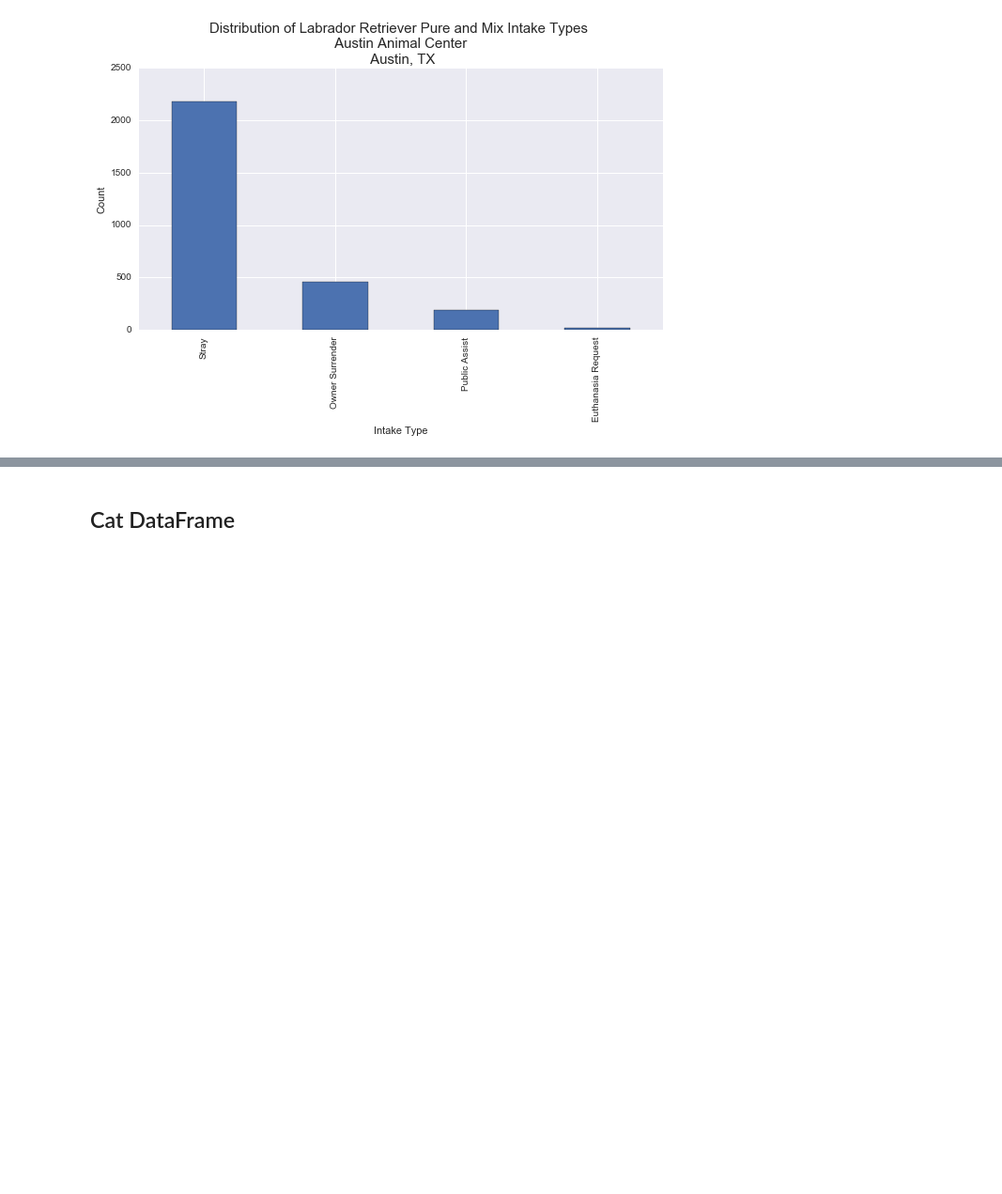
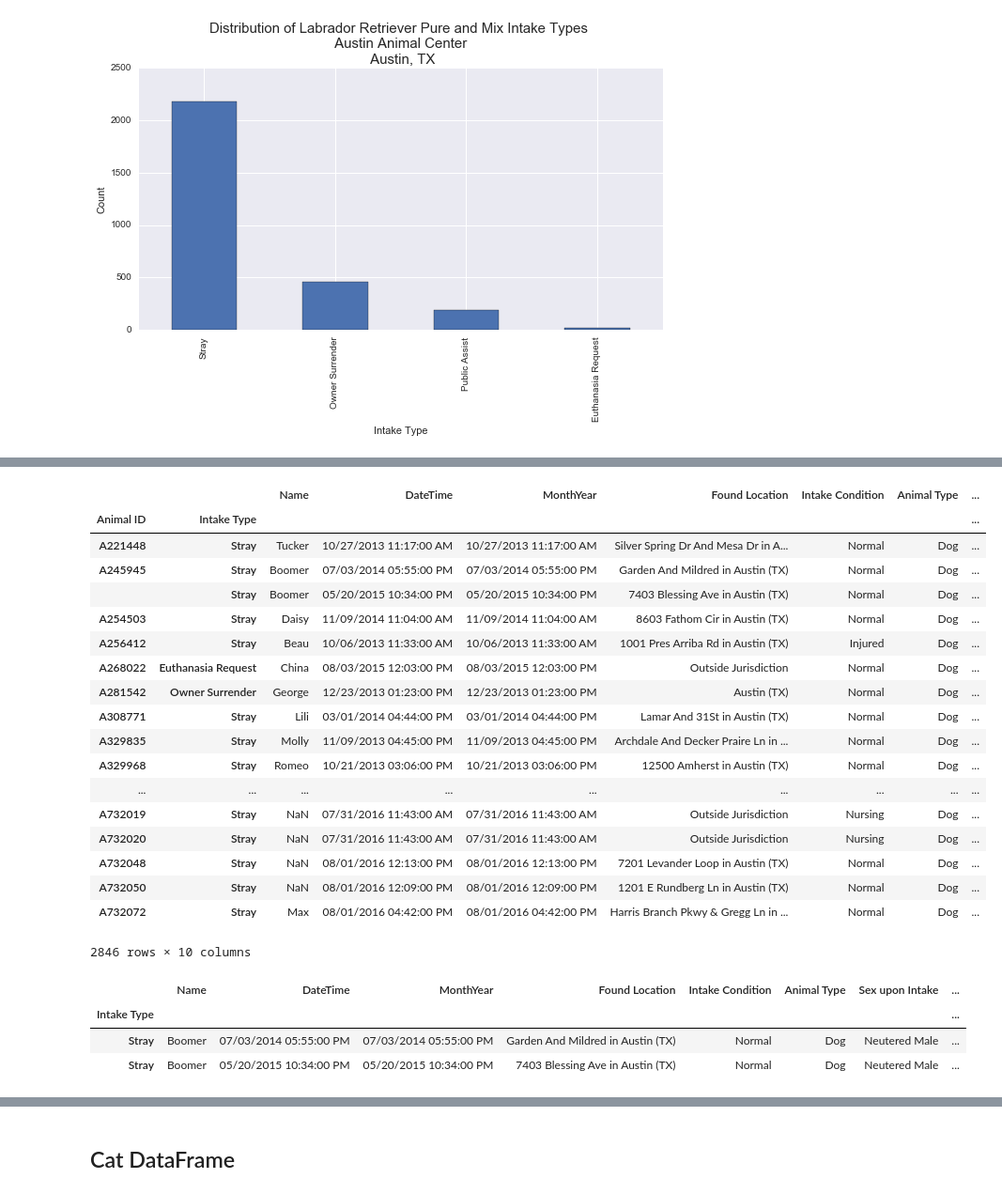
Before and after one commit to mudspringhiker/projects, a Jupyter notebook: austin_animal_center.ipynb, the cells around one changed output, grey strips where cells are left out. Shown at 94% size. Cells and saved outputs as stored; diff of their text form; code cells hidden in the pictures; blank space fills up the shorter version.

```diff
--- a/austin_animal_center.ipynb
+++ b/austin_animal_center.ipynb
@@ -418,0 +471,29 @@ plt.ylabel("Count")
+# %%
+labs
+# %% [output]
+|  |  | Name | DateTime | MonthYear | Found Location | Intake Condition | Animal Type | ... |
+| Animal ID | Intake Type |  |  |  |  |  |  | ... |
+| A221448 | Stray | Tucker | 10/27/2013 11:17:00 AM | 10/27/2013 11:17:00 AM | Silver Spring Dr And Mesa Dr in A... | Normal | Dog | ... |
+| A245945 | Stray | Boomer | 07/03/2014 05:55:00 PM | 07/03/2014 05:55:00 PM | Garden And Mildred in Austin (TX) | Normal | Dog | ... |
+|  | Stray | Boomer | 05/20/2015 10:34:00 PM | 05/20/2015 10:34:00 PM | 7403 Blessing Ave in Austin (TX) | Normal | Dog | ... |
+| A254503 | Stray | Daisy | 11/09/2014 11:04:00 AM | 11/09/2014 11:04:00 AM | 8603 Fathom Cir in Austin (TX) | Normal | Dog | ... |
+| A256412 | Stray | Beau | 10/06/2013 11:33:00 AM | 10/06/2013 11:33:00 AM | 1001 Pres Arriba Rd in Austin (TX) | Injured | Dog | ... |
+| A268022 | Euthanasia Request | China | 08/03/2015 12:03:00 PM | 08/03/2015 12:03:00 PM | Outside Jurisdiction | Normal | Dog | ... |
+| A281542 | Owner Surrender | George | 12/23/2013 01:23:00 PM | 12/23/2013 01:23:00 PM | Austin (TX) | Normal | Dog | ... |
+| A308771 | Stray | Lili | 03/01/2014 04:44:00 PM | 03/01/2014 04:44:00 PM | Lamar And 31St in Austin (TX) | Normal | Dog | ... |
+| A329835 | Stray | Molly | 11/09/2013 04:45:00 PM | 11/09/2013 04:45:00 PM | Archdale And Decker Praire Ln in ... | Normal | Dog | ... |
+| A329968 | Stray | Romeo | 10/21/2013 03:06:00 PM | 10/21/2013 03:06:00 PM | 12500 Amherst in Austin (TX) | Normal | Dog | ... |
+| ... | ... | ... | ... | ... | ... | ... | ... | ... |
+| A732019 | Stray | NaN | 07/31/2016 11:43:00 AM | 07/31/2016 11:43:00 AM | Outside Jurisdiction | Nursing | Dog | ... |
+| A732020 | Stray | NaN | 07/31/2016 11:43:00 AM | 07/31/2016 11:43:00 AM | Outside Jurisdiction | Nursing | Dog | ... |
+| A732048 | Stray | NaN | 08/01/2016 12:13:00 PM | 08/01/2016 12:13:00 PM | 7201 Levander Loop in Austin (TX) | Normal | Dog | ... |
+| A732050 | Stray | NaN | 08/01/2016 12:09:00 PM | 08/01/2016 12:09:00 PM | 1201 E Rundberg Ln in Austin (TX) | Normal | Dog | ... |
+| A732072 | Stray | Max | 08/01/2016 04:42:00 PM | 08/01/2016 04:42:00 PM | Harris Branch Pkwy & Gregg Ln in ... | Normal | Dog | ... |
+2846 rows × 10 columns
+# %%
+labs.loc['A245945']
+# %% [output]
+|  | Name | DateTime | MonthYear | Found Location | Intake Condition | Animal Type | Sex upon Intake | ... |
+| Intake Type |  |  |  |  |  |  |  | ... |
+| Stray | Boomer | 07/03/2014 05:55:00 PM | 07/03/2014 05:55:00 PM | Garden And Mildred in Austin (TX) | Normal | Dog | Neutered Male | ... |
+| Stray | Boomer | 05/20/2015 10:34:00 PM | 05/20/2015 10:34:00 PM | 7403 Blessing Ave in Austin (TX) | Normal | Dog | Neutered Male | ... |
```
Also changed, not shown: parts of 16 cells of this notebook, 2 other files.
